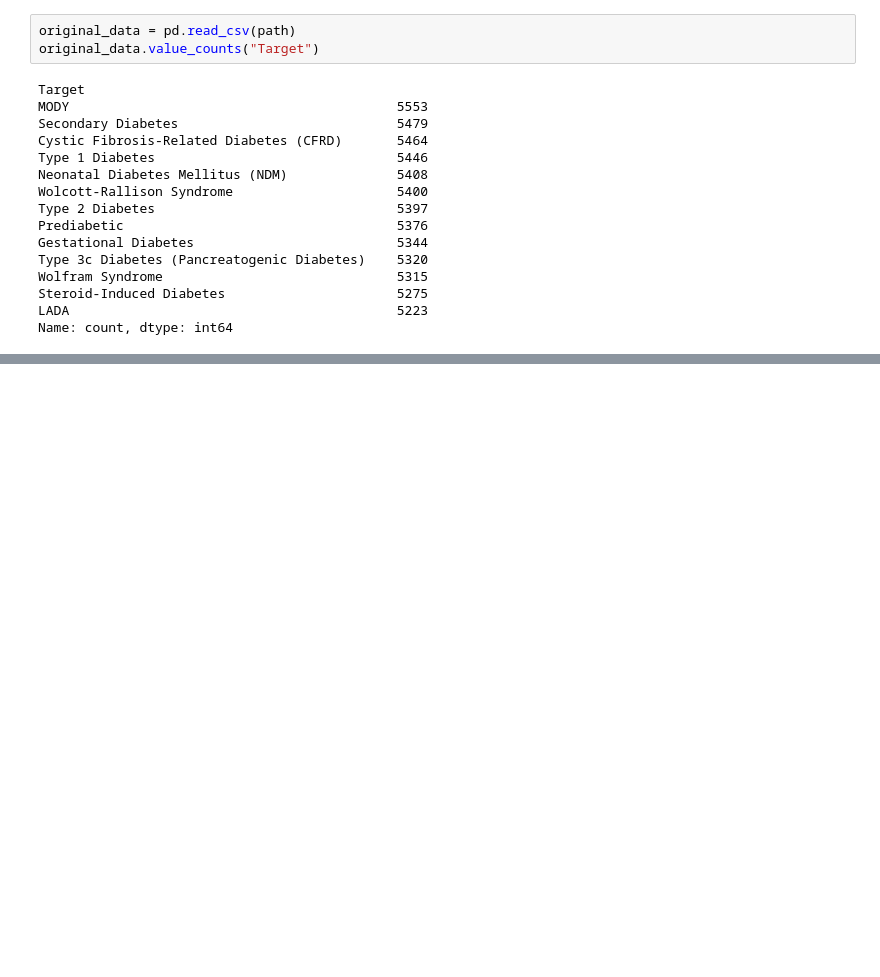
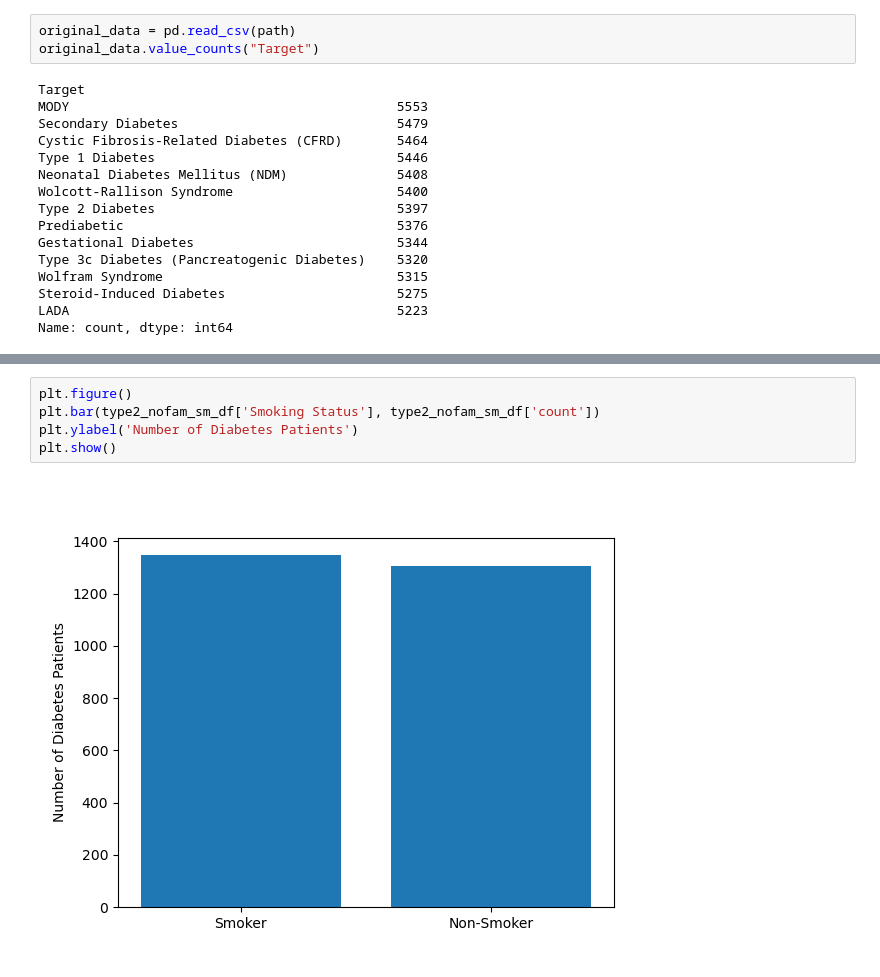
Before and after one commit to darren-coder/project-one, a Jupyter notebook: Darren_type2/Darren_type2_data.ipynb, the cells around one changed output, grey strips where cells are left out. Drawn from its saved outputs; the diff is of its cells as text; blank space fills up the shorter version.

```diff
--- a/Darren_type2/Darren_type2_data.ipynb
+++ b/Darren_type2/Darren_type2_data.ipynb
@@ -236,0 +95,7 @@ gestational_numbers_df
+# %%
+plt.figure()
+plt.bar(type2_nofam_sm_df['Smoking Status'], type2_nofam_sm_df['count'])
+plt.ylabel('Number of Diabetes Patients')
+plt.show()
+# %% [output]
+[figure, added]
```
Also changed, not shown: parts of 38 cells of this notebook.
